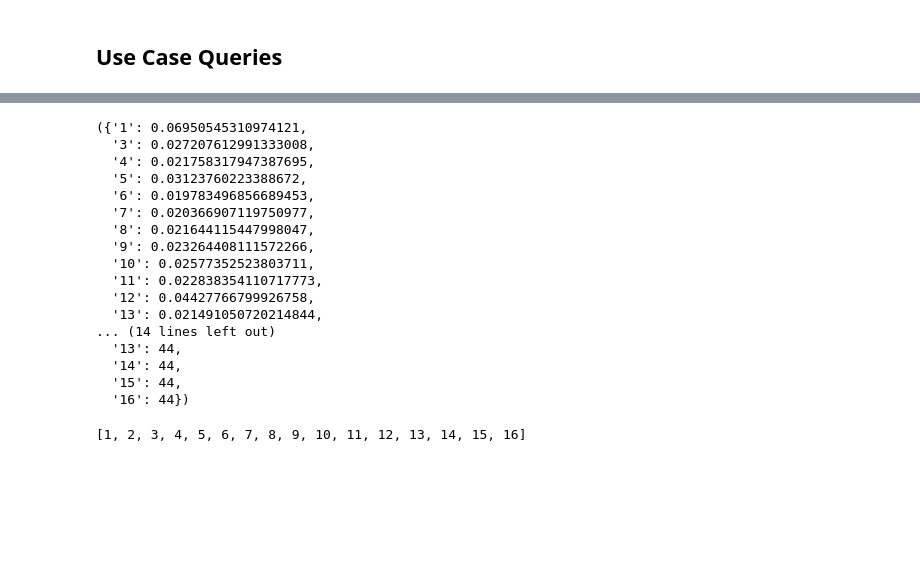
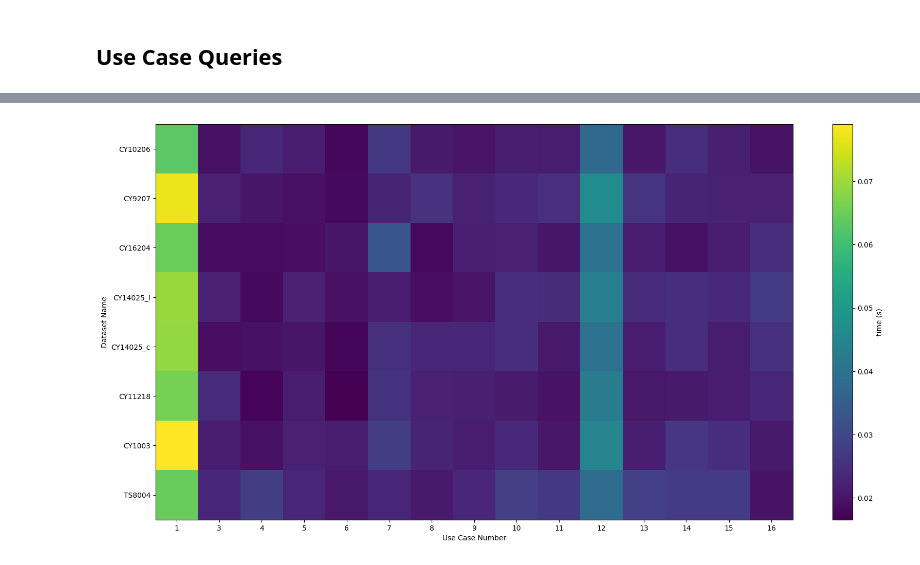
Before and after one commit to uksrc/caom_use_case_evaluation, a Jupyter notebook: ipython/demo.ipynb, the cells around one changed output, grey strips where cells are left out. Cells and saved outputs as stored; diff of their text form; code cells hidden in the pictures; blank space fills up the shorter version.

```diff
--- a/ipython/demo.ipynb
+++ b/ipython/demo.ipynb
@@ -152,5 +161,5 @@ res_tab = ADQL_queries.use_case_queries(base_url.replace('observations', 'tap'),
 # %%
-def create_graph_results(results, vmax=None):
+def create_graph_results(results, vmax=None, c_label=None, x_label=None, y_label=None):
     Y = list(results.keys())
     X = list(results[Y[0]].keys())
     Z = []
@@ -161,11 +170,17 @@ def create_graph_results(results, vmax=None):
     z_ar = np.asarray(Z)
     z_ax = z_ar.reshape(len(Y), len(X))
 
+
+    fig, ax = plt.subplots()
+
     if vmax == None:
-        plt.pcolormesh(X,Y,z_ax)
+        pcm = ax.pcolormesh(X,Y,z_ax)
     else:
-        plt.pcolormesh(X,Y,z_ax, vmax=vmax)
-    plt.colorbar()
+        pcm =  ax.pcolormesh(X,Y,z_ax, vmax=vmax)
+    cbar = fig.colorbar(pcm) # label=c_label)
+    cbar.set_label(c_label)
+    ax.set_xlabel(x_label)
+    ax.set_ylabel(y_label)
     plt.show()
 # %%
 results = {'TS8004': {'1': 9, '3': 4, '4': 4, '5': 7, '6': 54, '7': 390, '8': 390, '9': 390, '10': 2, '11': 390, '12': 29, '13': 390, '14': 390, '15': 390, '16': 390}, 'CY1003': {'1': 13, '3': 6, '4': 6, '5': 5, '6': 32, '7': 236, '8': 236, '9': 236, '10': 2, '11': 236, '12': 19, '13': 236, '14': 236, '15': 236, '16': 236}, 'CY11218': {'1': 13, '3': 6, '4': 6, '5': 5, '6': 37, '7': 263, '8': 263, '9': 263, '10': 2, '11': 263, '12': 22, '13': 263, '14': 263, '15': 263, '16': 263}, 'CY14025_c': {'1': 13, '3': 6, '4': 6, '5': 5, '6': 32, '7': 236, '8': 236, '9': 236, '10': 2, '11': 236, '12': 19, '13': 236, '14': 236, '15': 236, '16': 236}, 'CY14025_l': {'1': 13, '3': 6, '4': 6, '5': 5, '6': 43, '7': 313, '8': 313, '9': 313, '10': 2, '11': 313, '12': 24, '13': 313, '14': 313, '15': 313, '16': 313}, 'CY16204': {'1': 13, '3': 6, '4': 6, '5': 5, '6': 32, '7': 236, '8': 236, '9': 236, '10': 2, '11': 236, '12': 19, '13': 236, '14': 236, '15': 236, '16': 236}, 'CY9207': {'1': 13, '3': 6, '4': 6, '5': 7, '6': 54, '7': 390, '8': 390, '9': 390, '10': 2, '11': 390, '12': 29, '13': 390, '14': 390, '15': 390, '16': 390}, 'CY10206': {'1': 13, '3': 6, '4': 6, '5': 4, '6': 32, '7': 236, '8': 236, '9': 236, '10': 2, '11': 236, '12': 19, '13': 236, '14': 236, '15': 236, '16': 236}}
@@ -185,24 +188,4 @@ create_graph_results(results, vmax=1)
-# %%
-res_tab
-# %% [output]
-({'1': 0.06950545310974121,
-  '3': 0.027207612991333008,
-  '4': 0.021758317947387695,
-  '5': 0.03123760223388672,
-  '6': 0.019783496856689453,
-  '7': 0.020366907119750977,
-  '8': 0.021644115447998047,
-  '9': 0.023264408111572266,
-  '10': 0.02577352523803711,
-  '11': 0.022838354110717773,
-  '12': 0.04427766799926758,
-  '13': 0.021491050720214844,
-... (14 lines left out)
-  '13': 44,
-  '14': 44,
-  '15': 44,
-  '16': 44})
-# %%
-print(list(range(1,17)))
-# %% [output]
-[1, 2, 3, 4, 5, 6, 7, 8, 9, 10, 11, 12, 13, 14, 15, 16]
+# %%
+create_graph_results(timing, c_label="time (s)", x_label="Use Case Number", y_label="Dataset Name")
+# %% [output]
+[figure, added]
```
Also changed, not shown: parts of 15 cells of this notebook, 2 other files.
